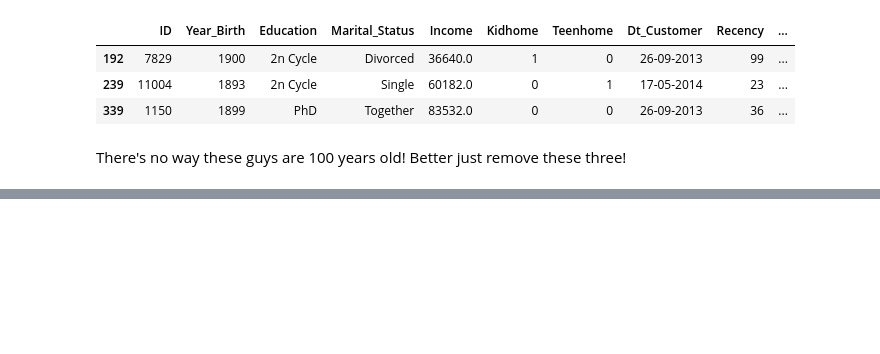
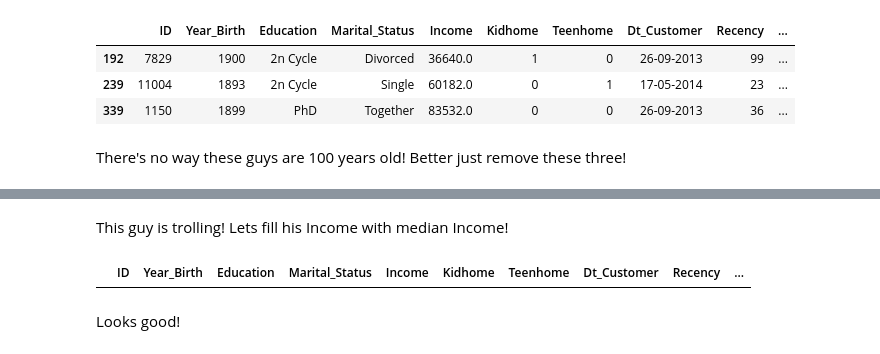
Before and after one commit to Salekeen/Classification-of-Customer-Base-based-on-Promotion-Proclivity, a Jupyter notebook: 3. Data Cleaning.ipynb, the cells around one changed output, grey strips where cells are left out. Drawn from its saved outputs; the diff is of its cells as text; code cells hidden in the pictures; blank space fills up the shorter version.

```diff
--- a/3. Data Cleaning.ipynb
+++ b/3. Data Cleaning.ipynb
@@ -112,0 +135,2 @@ There's no way these guys are 100 years old! Better just remove these three!
+# %%
+data['Marital_Status'].replace(['Alone','Absurd','YOLO'],'Single',inplace=True)
@@ -112,0 +154,14 @@ There's no way these guys are 100 years old! Better just remove these three!
+# %%
+data['Income'].replace(
+    data[data['Income'] > 200000]['Income'].values.tolist(),
+    np.median(data['Income']),
+    inplace=True
+)
+# %% [markdown]
+This guy is trolling! Lets fill his Income with median Income!
+# %%
+data[data['Income'] > 200000]
+# %% [output]
+|  | ID | Year_Birth | Education | Marital_Status | Income | Kidhome | Teenhome | Dt_Customer | Recency | ... |
+# %% [markdown]
+Looks good!
```
Also changed, not shown: parts of 8 cells of this notebook, 1 other file.
